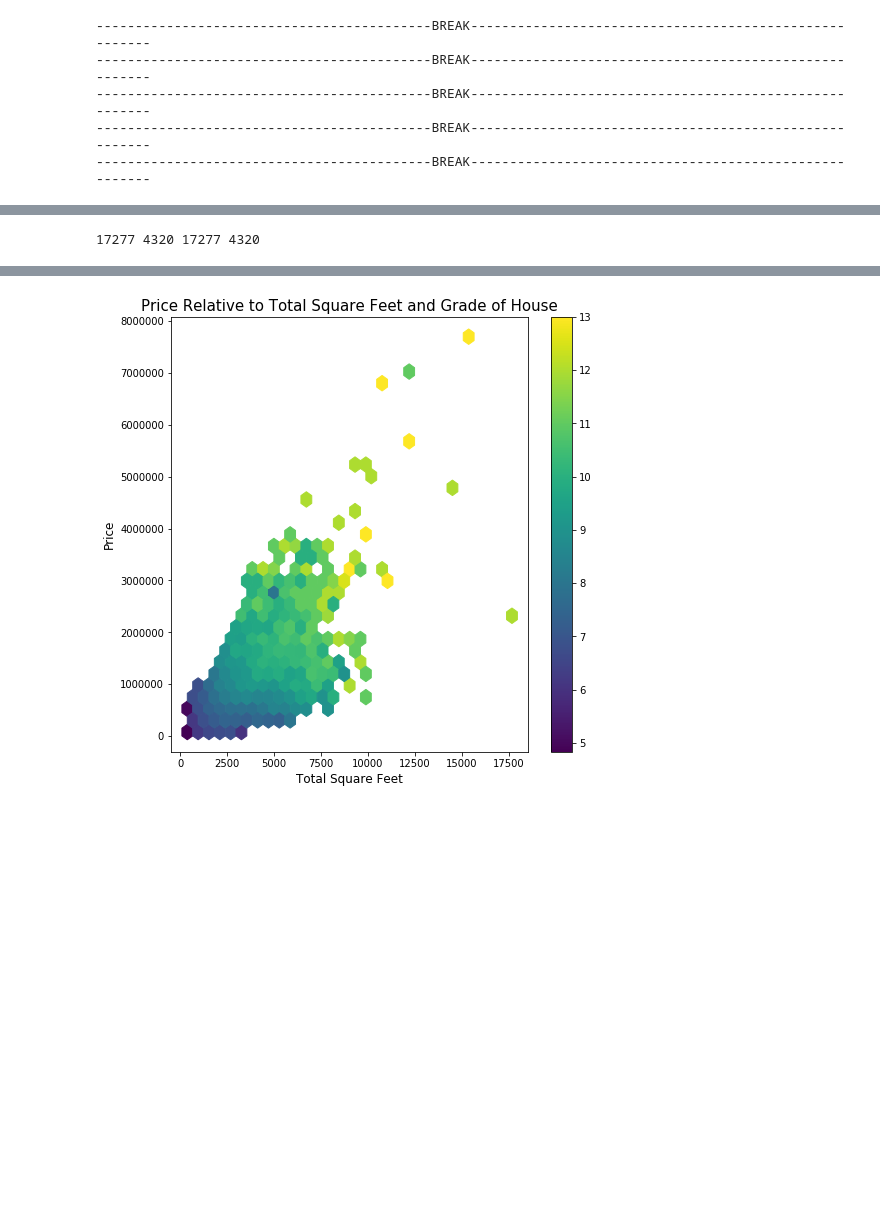
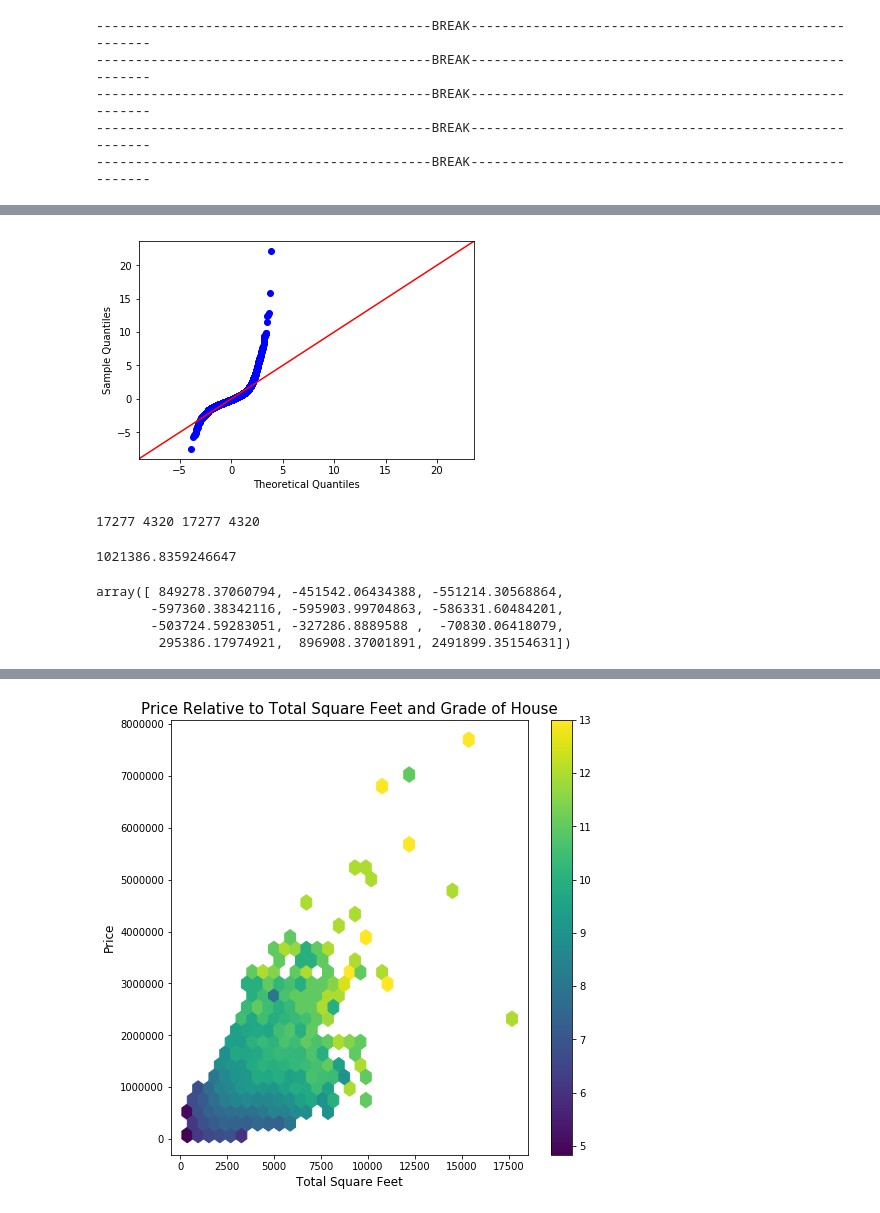
Before and after one commit to steeznation16/dsc-1-final-project-online-ds-ft-100118, a Jupyter notebook: student.ipynb, the cells around one changed output, grey strips where cells are left out. Cells and saved outputs as stored; diff of their text form; code cells hidden in the pictures; blank space fills up the shorter version.

```diff
--- a/student.ipynb
+++ b/student.ipynb
@@ -516 +580,7 @@ print(X.head())
+# %%
+import scipy.stats as stats
+residuals = model.resid
+fig = sm.graphics.qqplot(residuals, dist=stats.norm, line='45', fit=True)
+# %% [output]
+[figure, added]
 # %%
@@ -532,6 +596,19 @@ y_hat_test = linreg.predict(X_test)
 
 train_residuals = y_hat_train - y_train
 test_residuals = y_hat_test - y_test
+# %%
+# intercept
+linreg.intercept_
+# %% [output]
+1021386.8359246647
+# %%
+# coefficients
+linreg.coef_
+# %% [output]
+array([ 849278.37060794, -451542.06434388, -551214.30568864,
+       -597360.38342116, -595903.99704863, -586331.60484201,
+       -503724.59283051, -327286.8889588 ,  -70830.06418079,
+        295386.17974921,  896908.37001891, 2491899.35154631])
 # %%
 mse_train = np.sum((y_train-y_hat_train)**2)/len(y_train)
 mse_test =np.sum((y_test-y_hat_test)**2)/len(y_test)
```
Also changed, not shown: parts of 13 cells of this notebook.
